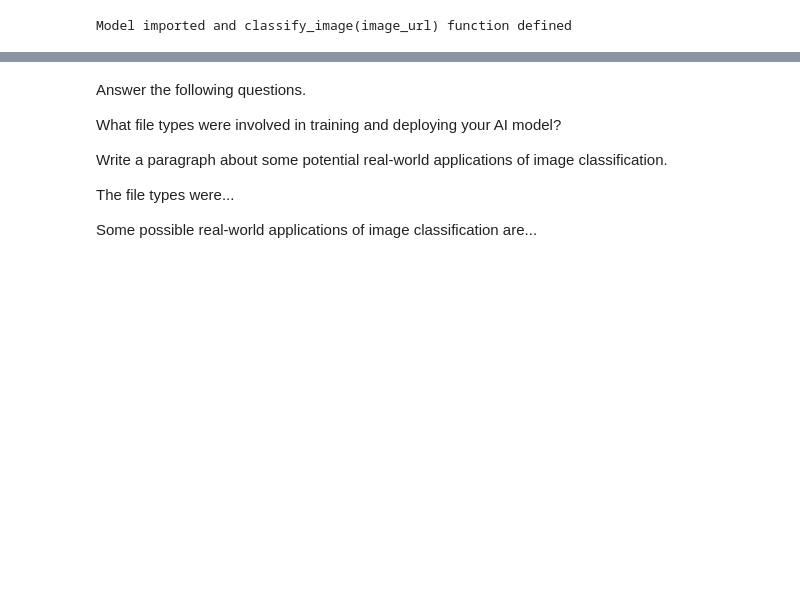
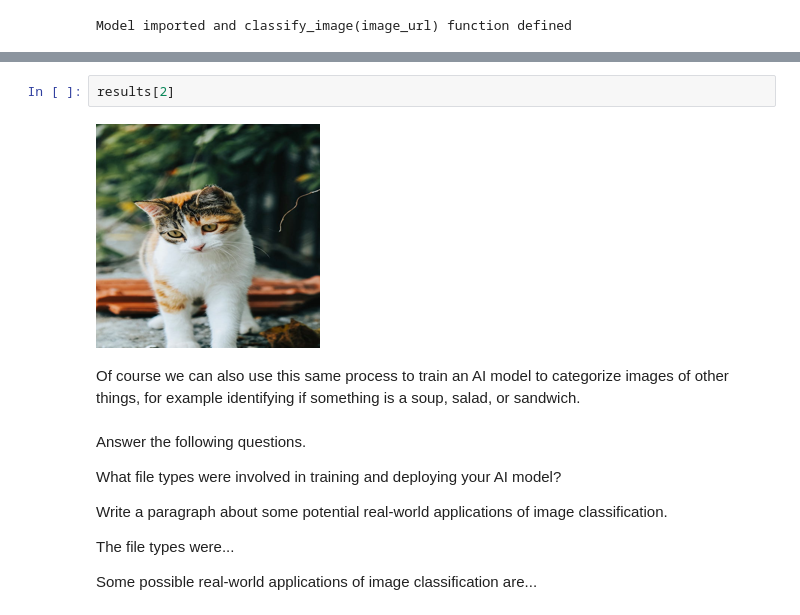
Before and after one commit to emilusha/curriculum-notebooks, a Jupyter notebook: TechnologyStudies/ComputingScience/Courses/files-and-file-structures-1.ipynb, the cells around one changed output, grey strips where cells are left out. Drawn from its saved outputs; the diff is of its cells as text; blank space fills up the shorter version.

```diff
--- a/TechnologyStudies/ComputingScience/Courses/files-and-file-structures-1.ipynb
+++ b/TechnologyStudies/ComputingScience/Courses/files-and-file-structures-1.ipynb
@@ -344,3 +387,9 @@ Model imported and classify_image(image_url) function defined
+# %%
+results[2]
+# %% [output]
+[figure, added]
+# %% [markdown]
+Of course we can also use this same process to train an AI model to categorize images of other things, for example identifying if something is a soup, salad, or sandwich.
 # %% [markdown]
 Answer the following questions.
 
```
Also changed, not shown: parts of 8 cells of this notebook.
